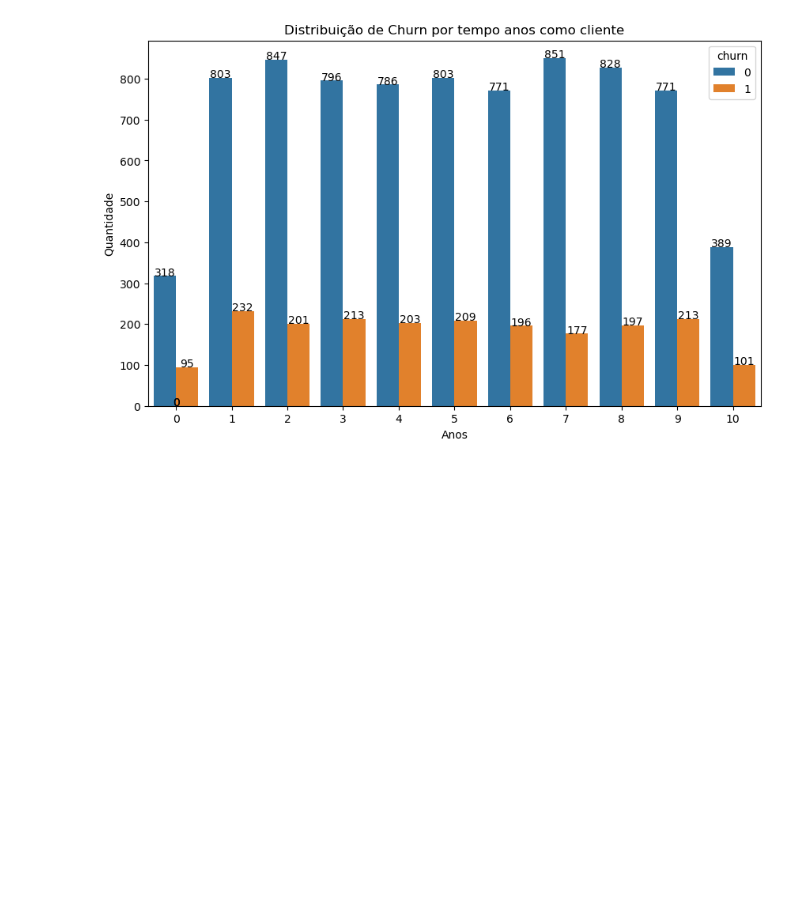
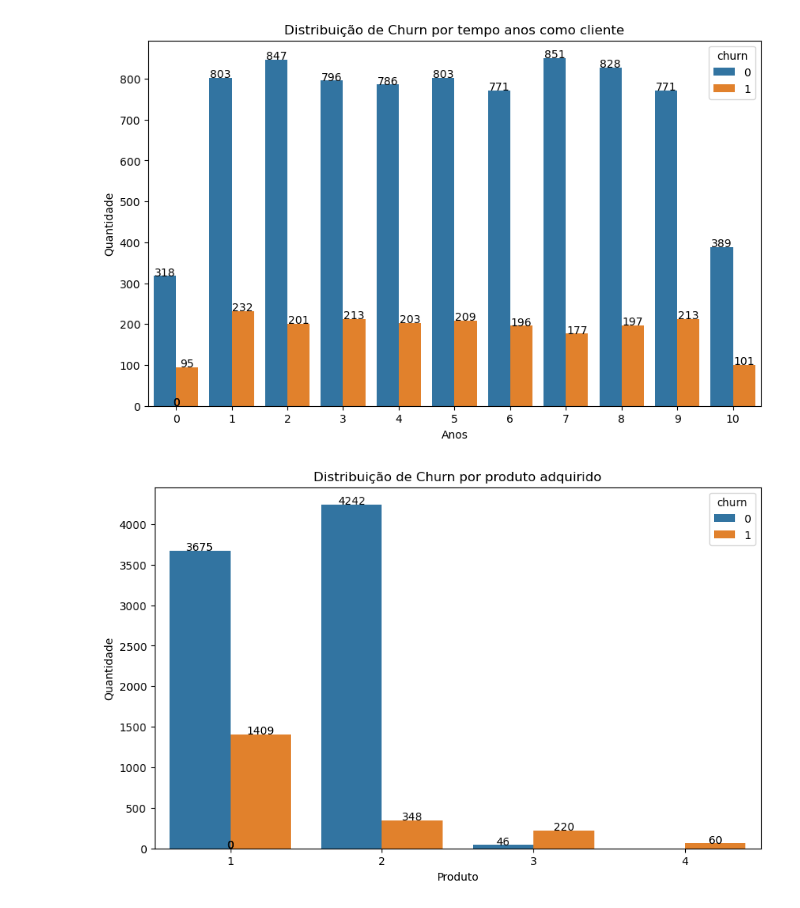
Before and after one commit to emersonsantosgithub/modelo-de-classificao-churn, a Jupyter notebook: modelo-de-classificao-churn.ipynb, the cells around one changed output. Drawn from its saved outputs; the diff is of its cells as text; code cells hidden in the pictures; blank space fills up the shorter version.

```diff
--- a/modelo-de-classificao-churn.ipynb
+++ b/modelo-de-classificao-churn.ipynb
@@ -175,18 +155,20 @@ plt.show()
 # %%
 plt.figure(figsize=(10,6))
 
-p = sns.countplot(data=df, x='anos_de_cliente', hue='churn')
-plt.title("Distribuição de Churn por tempo anos como cliente")
-plt.xlabel("Anos")
+p = sns.countplot(data=df, x='servicos_adquiridos', hue='churn')
+plt.title("Distribuição de Churn por produto adquirido")
+plt.xlabel("Produto")
 plt.ylabel("Quantidade")
 
 for valor in p.patches:
     altura = valor.get_height()
 
     plt.text(valor.get_x() + valor.get_width() /2,
             altura +0.5,
             str(int(altura)),
             ha='center')
 
 
 plt.show()
+# %% [output]
+[figure, added]
```
Also changed, not shown: parts of 3 cells of this notebook.
